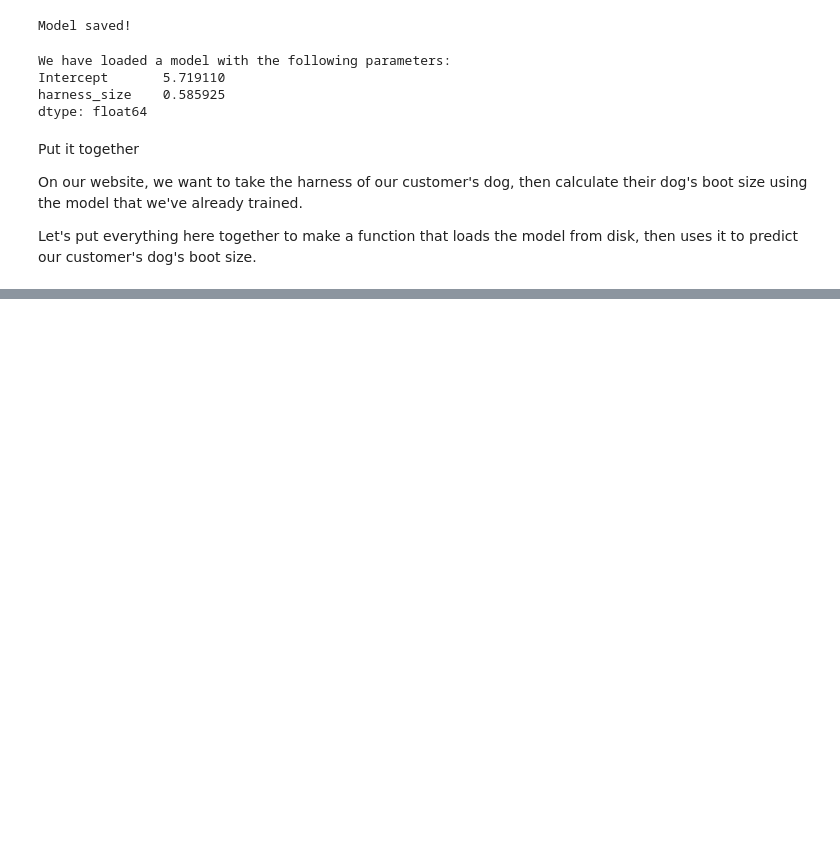
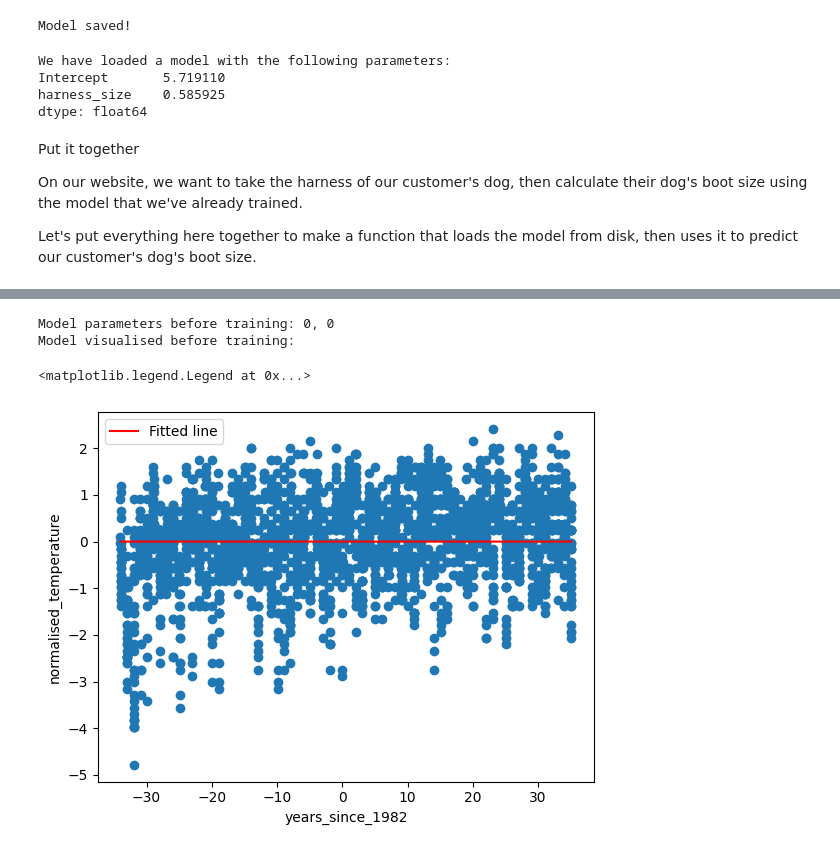
Before and after one commit to walethewave/Flexisaf-Gen-AI-DS-Internship, a Jupyter notebook: Flexisaf.ipynb, the cells around one changed output, grey strips where cells are left out. Cells and saved outputs as stored; diff of their text form; code cells hidden in the pictures; blank space fills up the shorter version.

```diff
--- a/Flexisaf.ipynb
+++ b/Flexisaf.ipynb
@@ -477,0 +786,23 @@ Let's put everything here together to make a function that loads the model from
+# %%
+class MyModel:
+
+    def __init__(self):
+        '''
+        Creates a new MyModel
+        '''
+        # Straight lines described by two parameters:
+        # The slope is the angle of the line
+        self.slope = 0
+        # The intercept moves the line up or down
+        self.intercept = 0
+
+    def predict(self, date):
+        '''
+        Estimates the temperature from the date
+        '''
+        return date * self.slope + self.intercept
+
+# Create our model ready to be trained
+model = MyModel()
+
+print("Model made!")
@@ -477,0 +865,19 @@ Let's put everything here together to make a function that loads the model from
+# %%
+print(f"Model parameters before training: {model.intercept}, {model.slope}")
+
+# Look at how well the model does before training
+print("Model visualised before training:")
+
+plt.scatter(data["years_since_1982"], data["normalised_temperature"])
+plt.plot(data["years_since_1982"], model.predict(data["years_since_1982"]), 'r', label='Fitted line')
+
+
+# add labels and legend
+plt.xlabel("years_since_1982")
+plt.ylabel("normalised_temperature")
+plt.legend()
+# %% [output]
+Model parameters before training: 0, 0
+Model visualised before training:
+<matplotlib.legend.Legend at 0x...>
+[figure, added]
```
Also changed, not shown: parts of 29 cells of this notebook, 1 other file.
